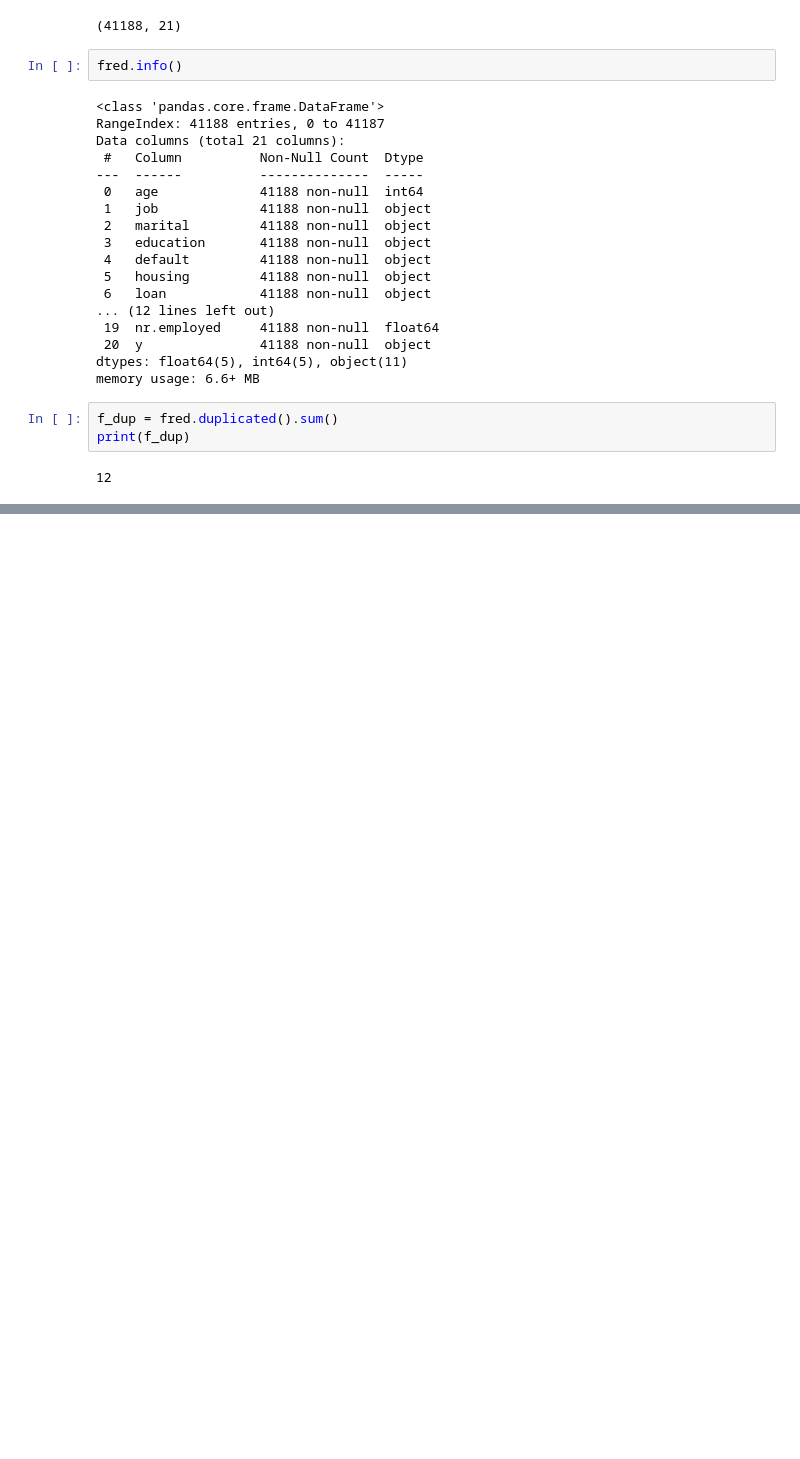
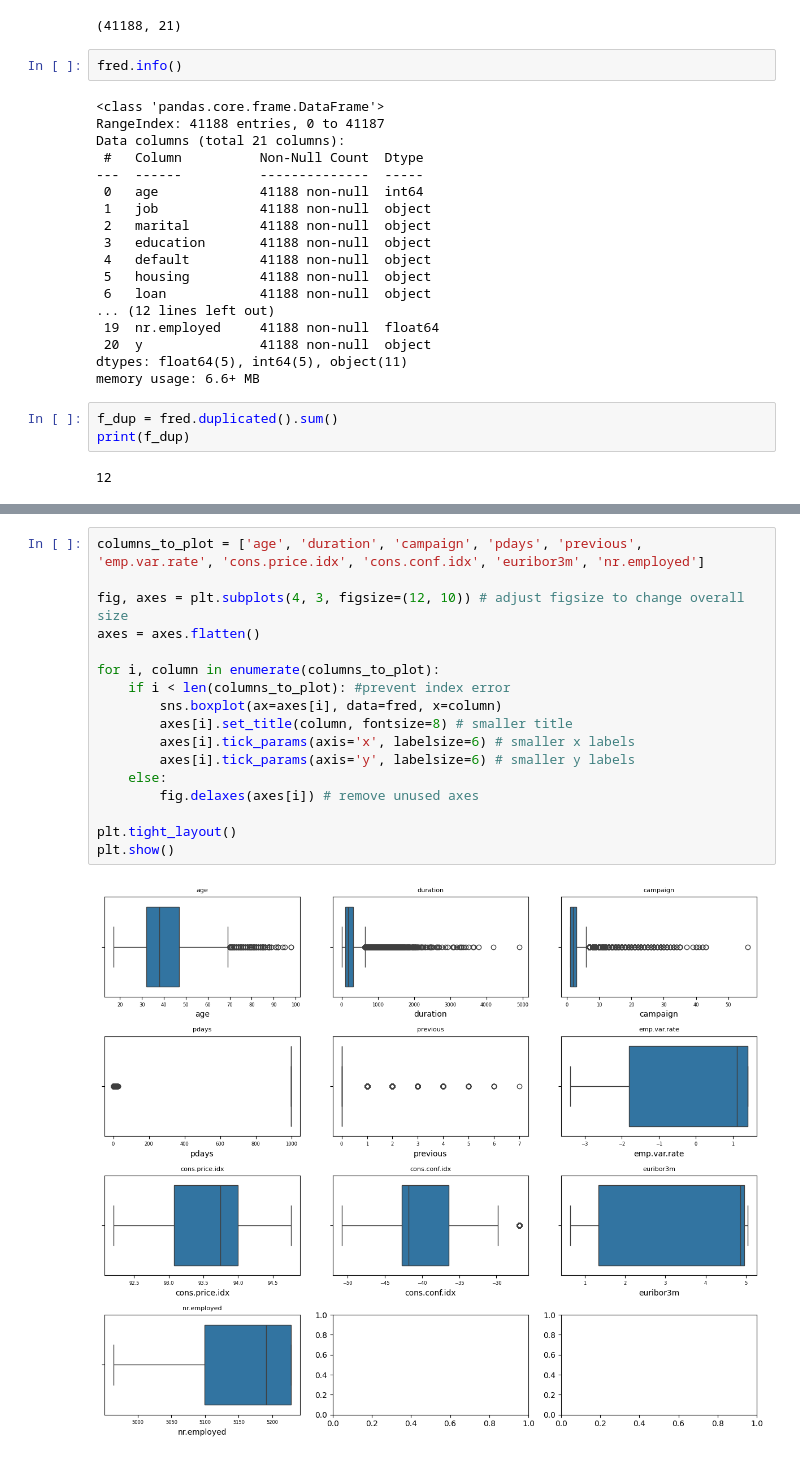
Before and after one commit to 4GeeksAcademy/logistic-regression-project-tutorial-Adam-Val, a Jupyter notebook: explore.ipynb, the cells around one changed output, grey strips where cells are left out. Cells and saved outputs as stored; diff of their text form; blank space fills up the shorter version.

```diff
--- a/explore.ipynb
+++ b/explore.ipynb
@@ -71,0 +68,19 @@ np.int64(0)
+# %%
+columns_to_plot = ['age', 'duration', 'campaign', 'pdays', 'previous', 'emp.var.rate', 'cons.price.idx', 'cons.conf.idx', 'euribor3m', 'nr.employed']
+
+fig, axes = plt.subplots(4, 3, figsize=(12, 10)) # adjust figsize to change overall size
+axes = axes.flatten()
+
+for i, column in enumerate(columns_to_plot):
+    if i < len(columns_to_plot): #prevent index error
+        sns.boxplot(ax=axes[i], data=fred, x=column)
+        axes[i].set_title(column, fontsize=8) # smaller title
+        axes[i].tick_params(axis='x', labelsize=6) # smaller x labels
+        axes[i].tick_params(axis='y', labelsize=6) # smaller y labels
+    else:
+        fig.delaxes(axes[i]) # remove unused axes
+
+plt.tight_layout()
+plt.show()
+# %% [output]
+[figure, added]
```
Also changed, not shown: parts of 13 cells of this notebook.
